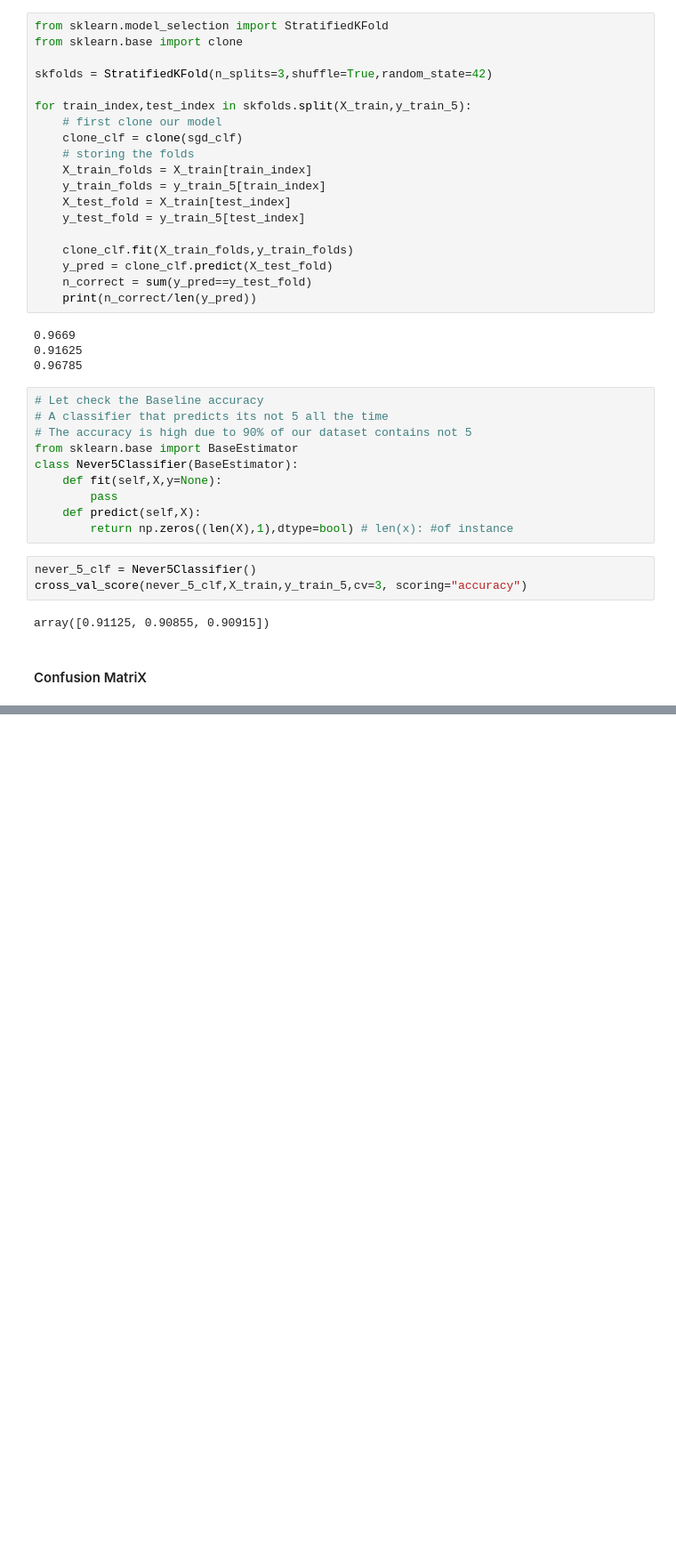
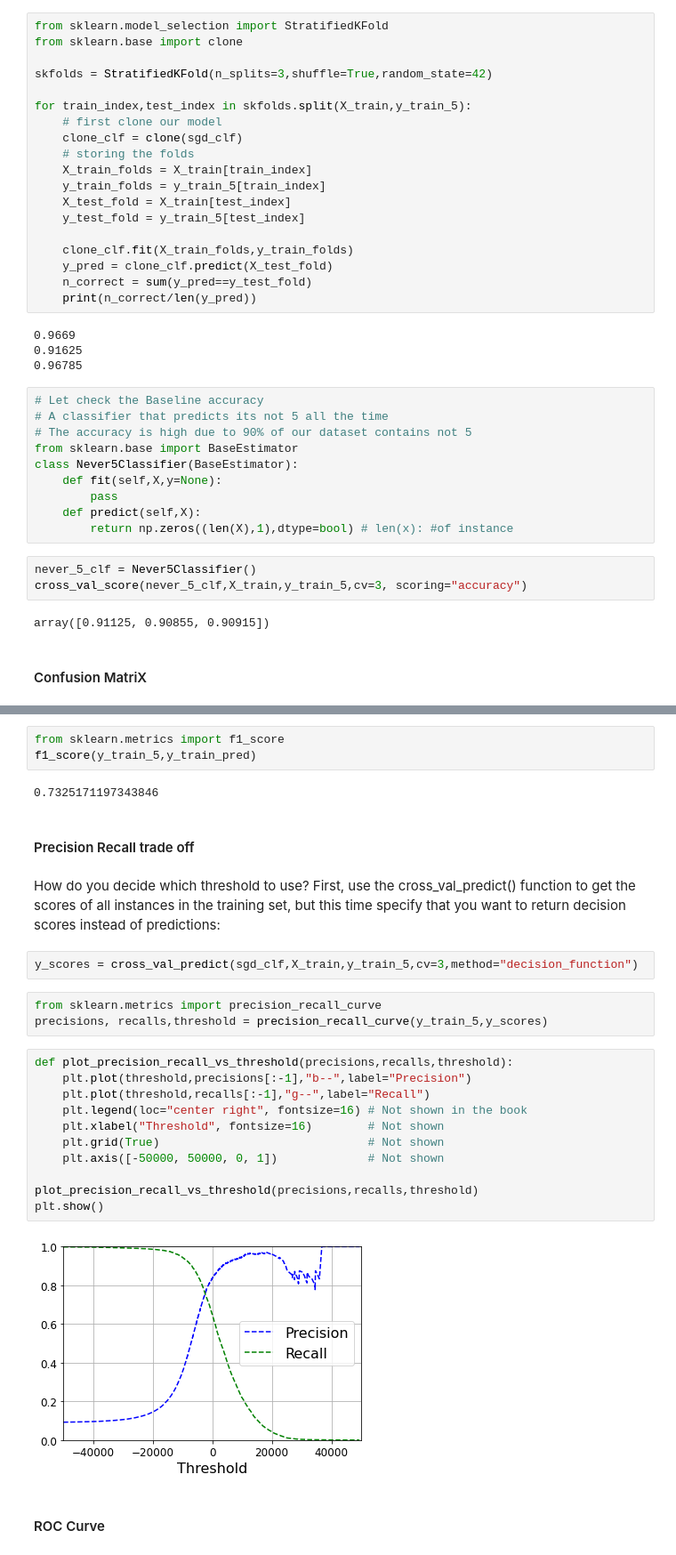
Before and after one commit to Salekeen/DL-Stuffs, a Jupyter notebook: Tensorflow Reference Notebooks/Chapter 03 - Classification.ipynb/notes.ipynb, the cells around one changed output, grey strips where cells are left out. Shown: that part at 89% size. Saved outputs shown, nothing was run; the diff lists cells and outputs as text; blank space fills up the shorter version.

Commit message:
added precision,recall

```diff
--- a/Tensorflow Reference Notebooks/Chapter 03 - Classification.ipynb/notes.ipynb
+++ b/Tensorflow Reference Notebooks/Chapter 03 - Classification.ipynb/notes.ipynb
@@ -156,0 +205,32 @@ array([0.91125, 0.90855, 0.90915])
+# %%
+from sklearn.metrics import f1_score
+f1_score(y_train_5,y_train_pred)
+# %% [output]
+0.7325171197343846
+# %% [markdown]
+#### Precision Recall trade off
+# %% [markdown]
+How do you decide which threshold to use? First, use the
+cross_val_predict() function to get the scores of all instances in the
+training set, but this time specify that you want to return decision scores
+instead of predictions:
+# %%
+y_scores = cross_val_predict(sgd_clf,X_train,y_train_5,cv=3,method="decision_function")
+# %%
+from sklearn.metrics import precision_recall_curve
+precisions, recalls,threshold = precision_recall_curve(y_train_5,y_scores)
+# %%
+def plot_precision_recall_vs_threshold(precisions,recalls,threshold):
+    plt.plot(threshold,precisions[:-1],"b--",label="Precision")
+    plt.plot(threshold,recalls[:-1],"g--",label="Recall")
+    plt.legend(loc="center right", fontsize=16) # Not shown in the book
+    plt.xlabel("Threshold", fontsize=16)        # Not shown
+    plt.grid(True)                              # Not shown
+    plt.axis([-50000, 50000, 0, 1])             # Not shown
+
+plot_precision_recall_vs_threshold(precisions,recalls,threshold)
+plt.show()
+# %% [output]
+[figure, added]
+# %% [markdown]
+#### ROC Curve
```
Also changed, not shown: parts of 11 cells of this notebook.
